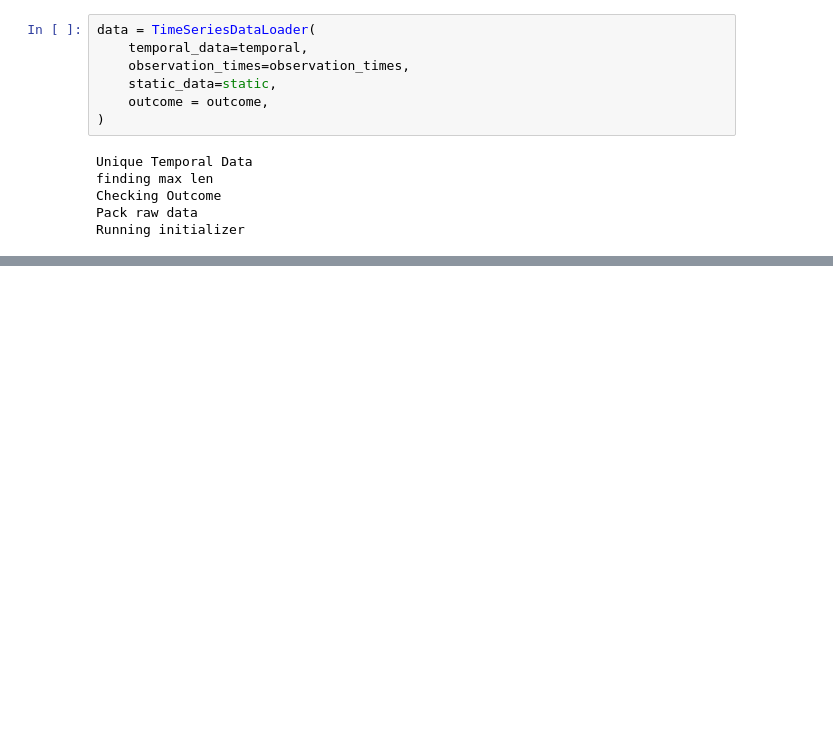
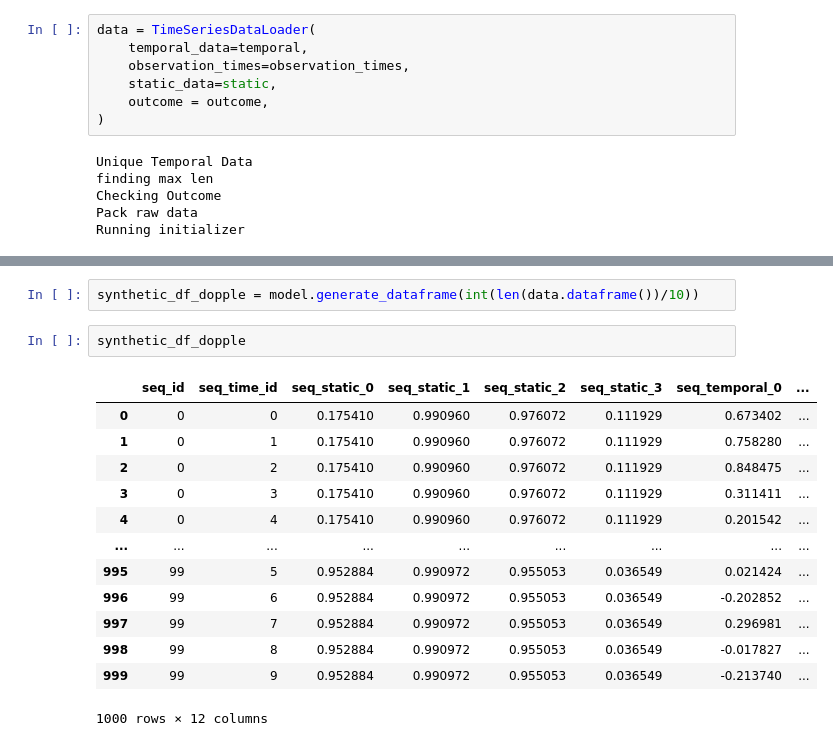
Before and after one commit to tremblerz/synthetic_time_series, a Jupyter notebook: src/SinSynth.ipynb, the cells around one changed output, grey strips where cells are left out. Drawn from its saved outputs; the diff is of its cells as text; blank space fills up the shorter version.

```diff
--- a/src/SinSynth.ipynb
+++ b/src/SinSynth.ipynb
@@ -212,0 +80,18 @@ Running initializer
+# %%
+synthetic_df_dopple = model.generate_dataframe(int(len(data.dataframe())/10))
+# %%
+synthetic_df_dopple
+# %% [output]
+|  | seq_id | seq_time_id | seq_static_0 | seq_static_1 | seq_static_2 | seq_static_3 | seq_temporal_0 | ... |
+| 0 | 0 | 0 | 0.175410 | 0.990960 | 0.976072 | 0.111929 | 0.673402 | ... |
+| 1 | 0 | 1 | 0.175410 | 0.990960 | 0.976072 | 0.111929 | 0.758280 | ... |
+| 2 | 0 | 2 | 0.175410 | 0.990960 | 0.976072 | 0.111929 | 0.848475 | ... |
+| 3 | 0 | 3 | 0.175410 | 0.990960 | 0.976072 | 0.111929 | 0.311411 | ... |
+| 4 | 0 | 4 | 0.175410 | 0.990960 | 0.976072 | 0.111929 | 0.201542 | ... |
+| ... | ... | ... | ... | ... | ... | ... | ... | ... |
+| 995 | 99 | 5 | 0.952884 | 0.990972 | 0.955053 | 0.036549 | 0.021424 | ... |
+| 996 | 99 | 6 | 0.952884 | 0.990972 | 0.955053 | 0.036549 | -0.202852 | ... |
+| 997 | 99 | 7 | 0.952884 | 0.990972 | 0.955053 | 0.036549 | 0.296981 | ... |
+| 998 | 99 | 8 | 0.952884 | 0.990972 | 0.955053 | 0.036549 | -0.017827 | ... |
+| 999 | 99 | 9 | 0.952884 | 0.990972 | 0.955053 | 0.036549 | -0.213740 | ... |
+1000 rows × 12 columns
```
Also changed, not shown: parts of 8 cells of this notebook, 6 other files.
